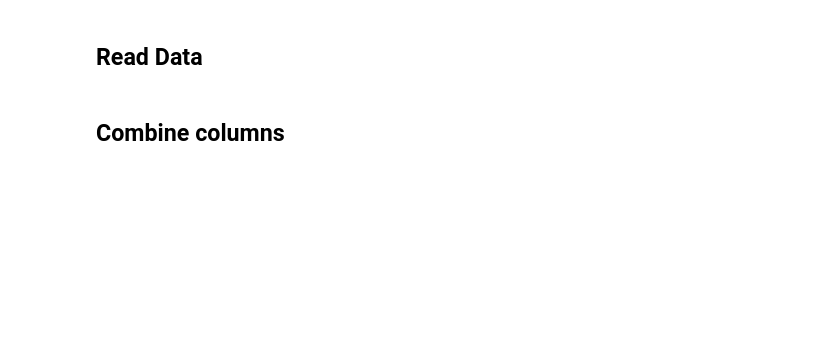
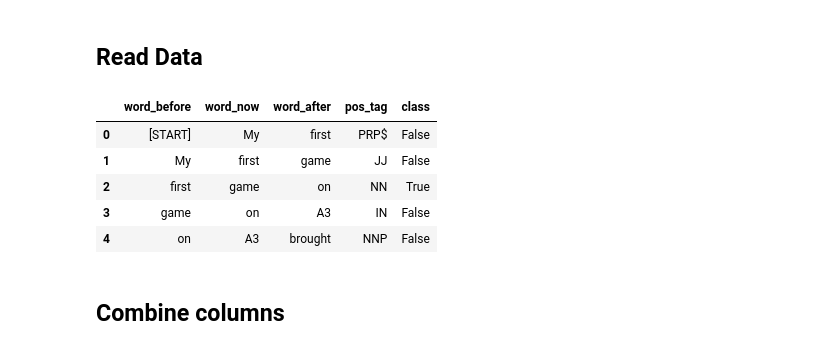
Before and after one commit to Meyjan/Steam-Games-Review-Sentiment-Analysis, a Jupyter notebook: aspectExtractionTraining.ipynb, the cells around one changed output. Drawn from its saved outputs; the diff is of its cells as text; code cells hidden in the pictures; blank space fills up the shorter version.

```diff
--- a/aspectExtractionTraining.ipynb
+++ b/aspectExtractionTraining.ipynb
@@ -27,8 +25,15 @@ for dirname, _, filenames in os.walk('/kaggle/input'):
 # %% [markdown]
 ## Read Data
 # %%
-data = pd.read_csv('../input/steam-aspect-training/steam-aspect.csv')
+data = pd.read_csv('./data/steam-aspect.csv')
 data.head()
+# %% [output]
+|  | word_before | word_now | word_after | pos_tag | class |
+| 0 | [START] | My | first | PRP$ | False |
+| 1 | My | first | game | JJ | False |
+| 2 | first | game | on | NN | True |
+| 3 | game | on | A3 | IN | False |
+| 4 | on | A3 | brought | NNP | False |
 # %% [markdown]
 ## Combine columns
 # %%
```
Also changed, not shown: parts of 19 cells of this notebook, 2 other files.
